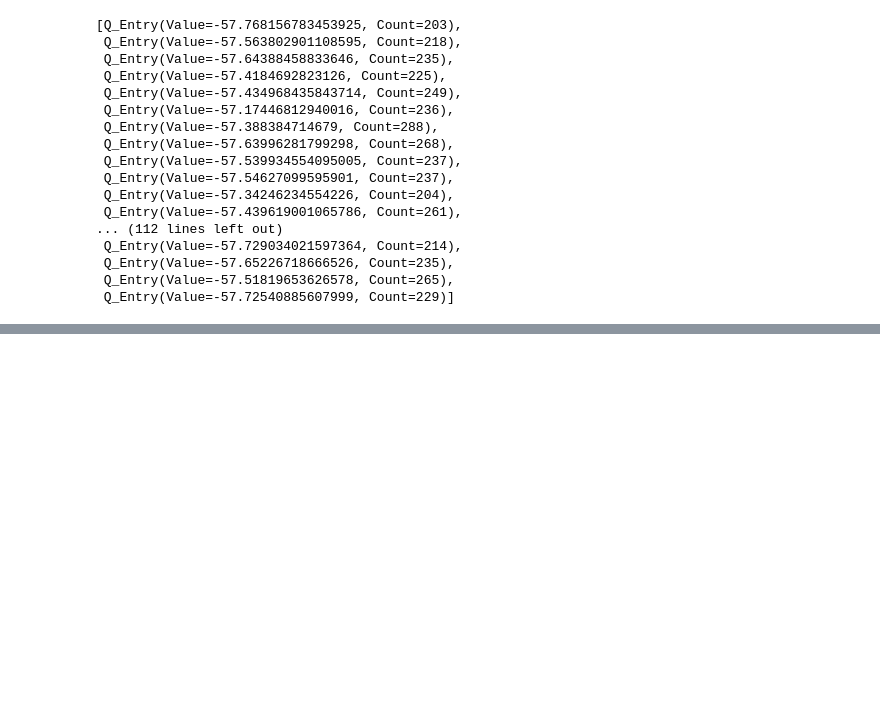
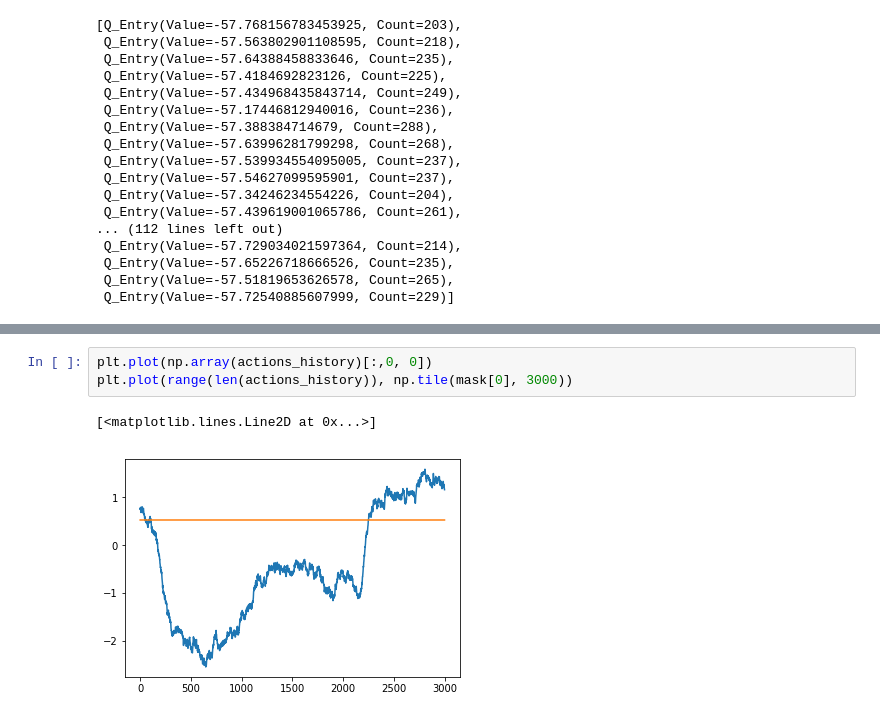
Before and after one commit to HanGuo97/tf-library, a Jupyter notebook: TestDDPG.ipynb, the cells around one changed output, grey strips where cells are left out. Saved outputs shown, nothing was run; the diff lists cells and outputs as text; blank space fills up the shorter version.

```diff
--- a/TestDDPG.ipynb
+++ b/TestDDPG.ipynb
@@ -400,0 +309,6 @@ for log_coef in np.arange(-5, 5):
+# %%
+plt.plot(np.array(actions_history)[:,0, 0])
+plt.plot(range(len(actions_history)), np.tile(mask[0], 3000))
+# %% [output]
+[<matplotlib.lines.Line2D at 0x...>]
+[figure, added]
```
Also changed, not shown: parts of 16 cells of this notebook, 4 other files.
